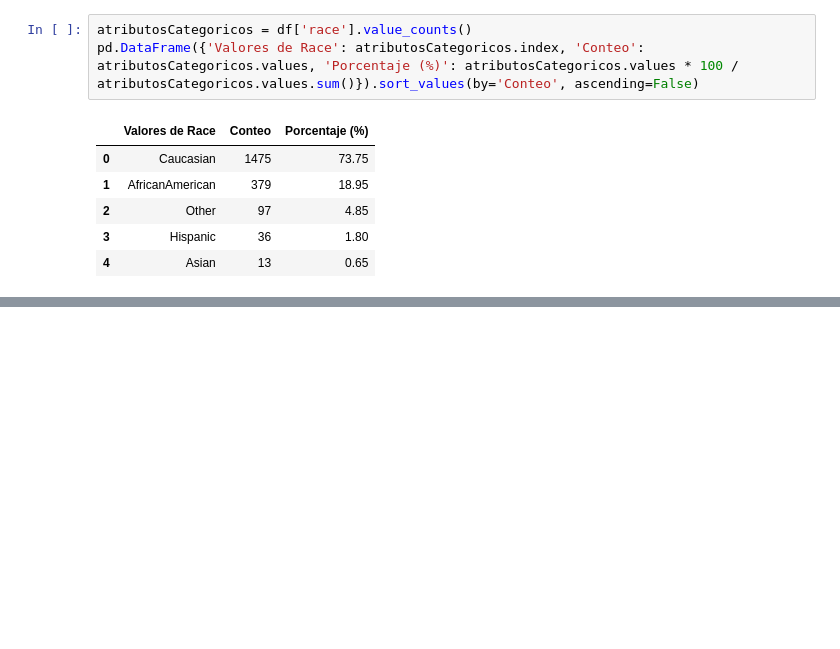
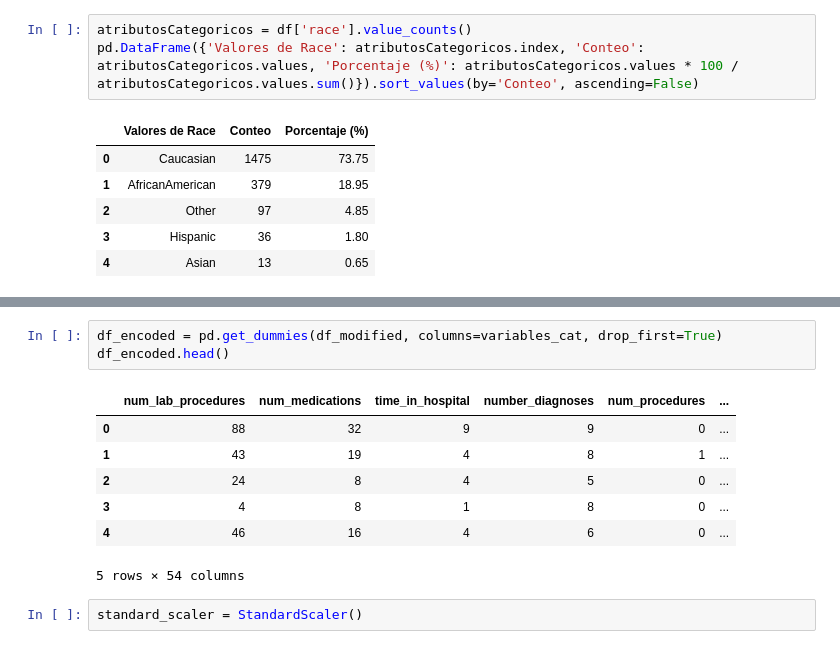
Before and after one commit to NataliaVillegasC/Simulacro-parcial1, a Jupyter notebook: SimulacroNatalia.ipynb, the cells around one changed output, grey strips where cells are left out. Saved outputs shown, nothing was run; the diff lists cells and outputs as text; blank space fills up the shorter version.

```diff
--- a/SimulacroNatalia.ipynb
+++ b/SimulacroNatalia.ipynb
@@ -325,0 +350,13 @@ df_modified['race'] = df_modified['race'].replace({'AfricanAmerican': 'African A
+# %%
+df_encoded = pd.get_dummies(df_modified, columns=variables_cat, drop_first=True)
+df_encoded.head()
+# %% [output]
+|  | num_lab_procedures | num_medications | time_in_hospital | number_diagnoses | num_procedures | ... |
+| 0 | 88 | 32 | 9 | 9 | 0 | ... |
+| 1 | 43 | 19 | 4 | 8 | 1 | ... |
+| 2 | 24 | 8 | 4 | 5 | 0 | ... |
+| 3 | 4 | 8 | 1 | 8 | 0 | ... |
+| 4 | 46 | 16 | 4 | 6 | 0 | ... |
+5 rows × 54 columns
+# %%
+standard_scaler = StandardScaler()
```
Also changed, not shown: parts of 11 cells of this notebook, 1 other file.
